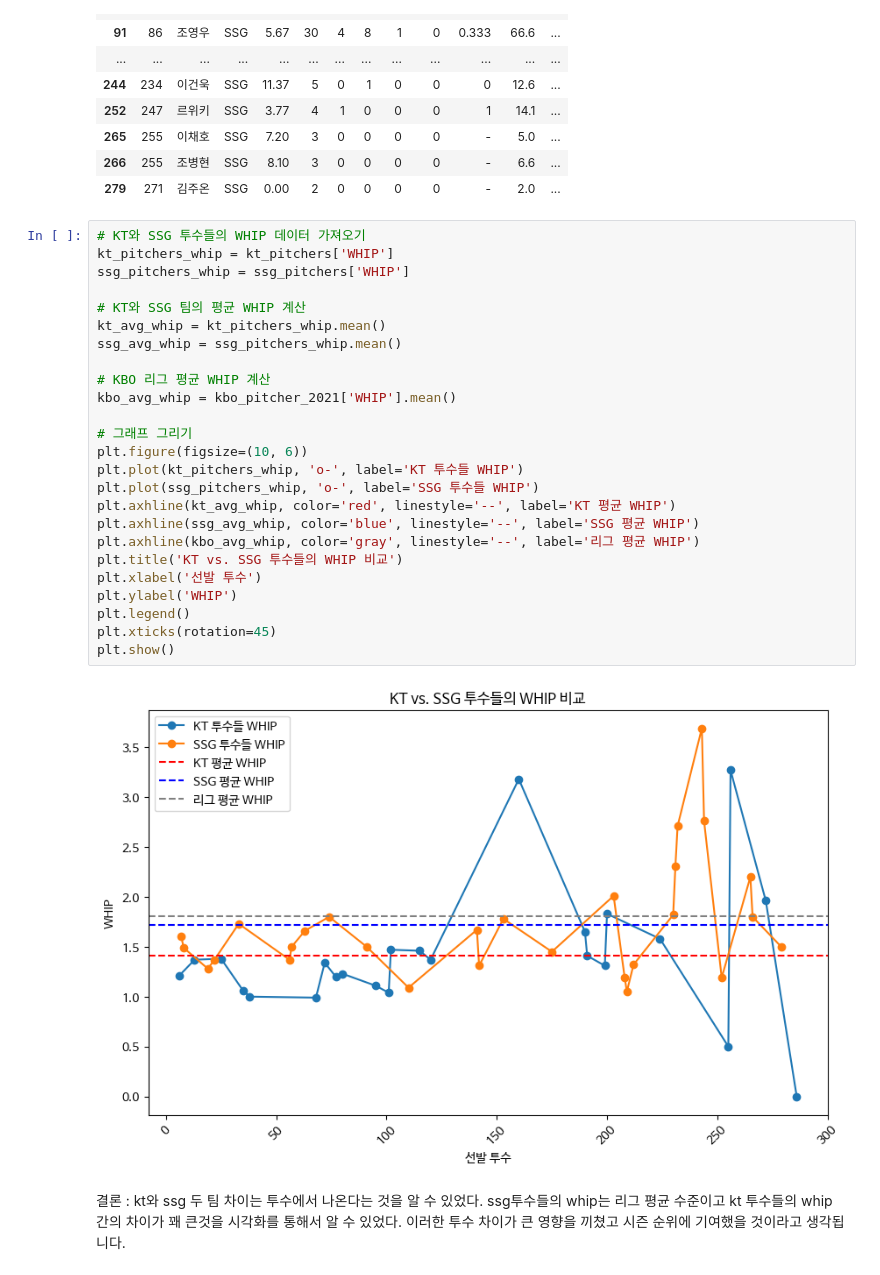
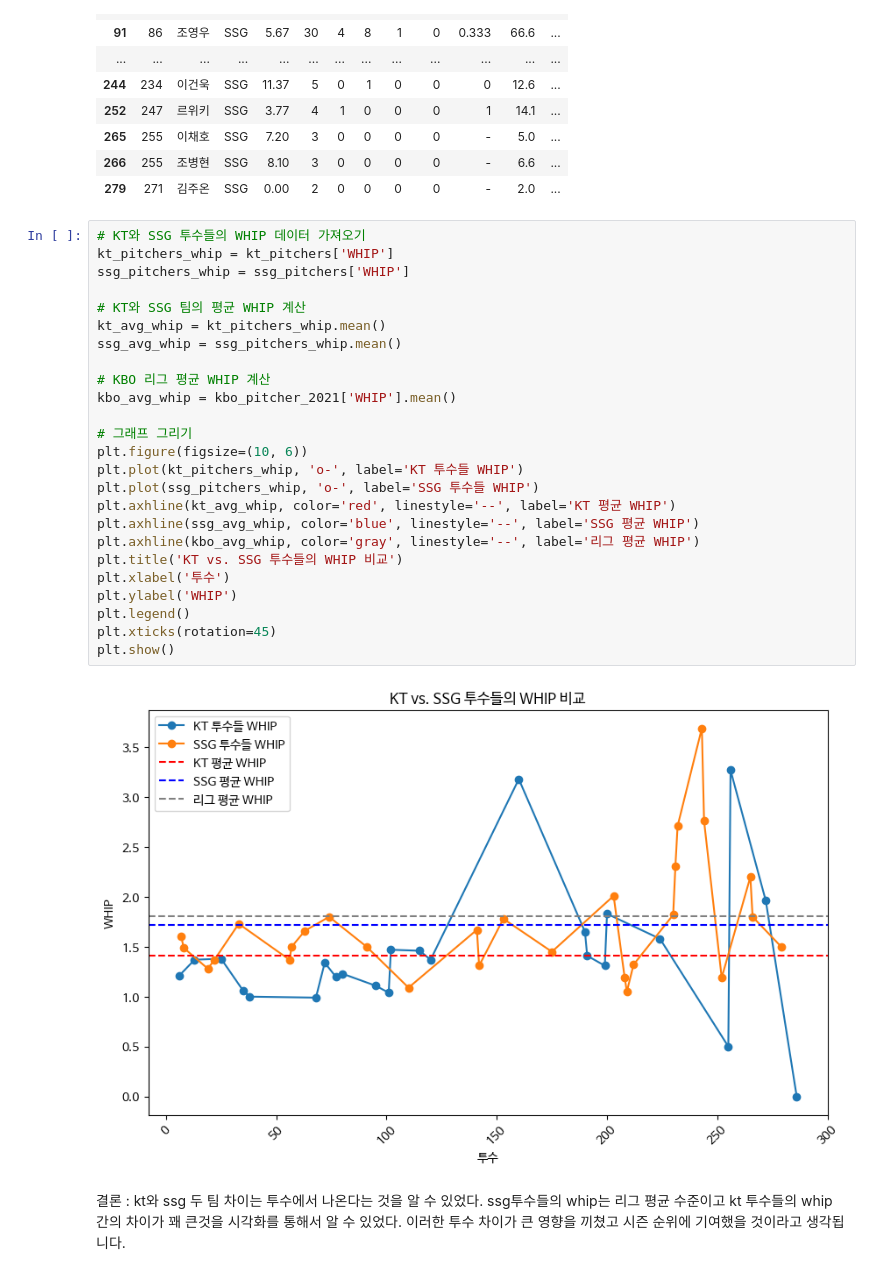
Before and after one commit to Jhheon/java, a Jupyter notebook: 파이썬과데이터분석_프로젝트_.ipynb, the cells around one changed output. Saved outputs shown, nothing was run; the diff lists cells and outputs as text.

```diff
--- a/파이썬과데이터분석_프로젝트_.ipynb
+++ b/파이썬과데이터분석_프로젝트_.ipynb
@@ -861,30 +836,30 @@ ssg_pitchers
 # %%
 # KT와 SSG 투수들의 WHIP 데이터 가져오기
 kt_pitchers_whip = kt_pitchers['WHIP']
 ssg_pitchers_whip = ssg_pitchers['WHIP']
 
 # KT와 SSG 팀의 평균 WHIP 계산
 kt_avg_whip = kt_pitchers_whip.mean()
 ssg_avg_whip = ssg_pitchers_whip.mean()
 
 # KBO 리그 평균 WHIP 계산
 kbo_avg_whip = kbo_pitcher_2021['WHIP'].mean()
 
 # 그래프 그리기
 plt.figure(figsize=(10, 6))
 plt.plot(kt_pitchers_whip, 'o-', label='KT 투수들 WHIP')
 plt.plot(ssg_pitchers_whip, 'o-', label='SSG 투수들 WHIP')
 plt.axhline(kt_avg_whip, color='red', linestyle='--', label='KT 평균 WHIP')
 plt.axhline(ssg_avg_whip, color='blue', linestyle='--', label='SSG 평균 WHIP')
 plt.axhline(kbo_avg_whip, color='gray', linestyle='--', label='리그 평균 WHIP')
 plt.title('KT vs. SSG 투수들의 WHIP 비교')
-plt.xlabel('선발 투수')
+plt.xlabel('투수')
 plt.ylabel('WHIP')
 plt.legend()
 plt.xticks(rotation=45)
 plt.show()
 # %% [output]
-[figure, old version]
+[figure, new version]
 # %% [markdown]
 결론 : kt와 ssg 두 팀 차이는 투수에서 나온다는 것을 알 수 있었다. ssg투수들의 whip는 리그 평균 수준이고 kt 투수들의 whip 간의 차이가 꽤 큰것을 시각화를 통해서 알 수 있었다. 이러한 투수 차이가
 큰 영향을 끼쳤고 시즌 순위에 기여했을 것이라고 생각됩니다.
```
Also changed, not shown: parts of 20 cells of this notebook.
